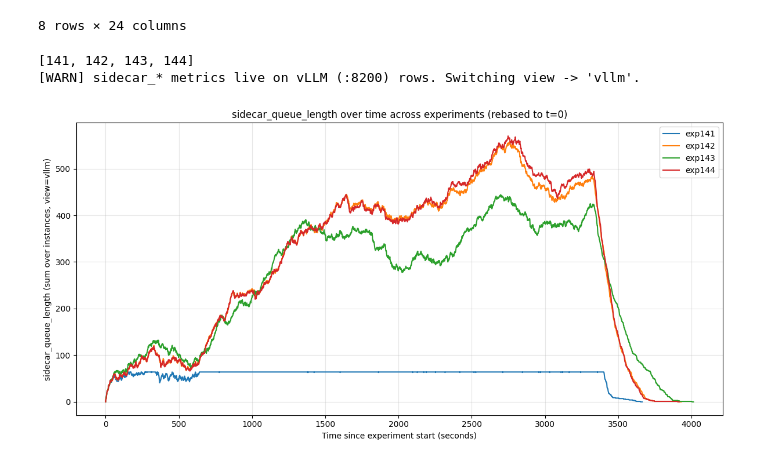
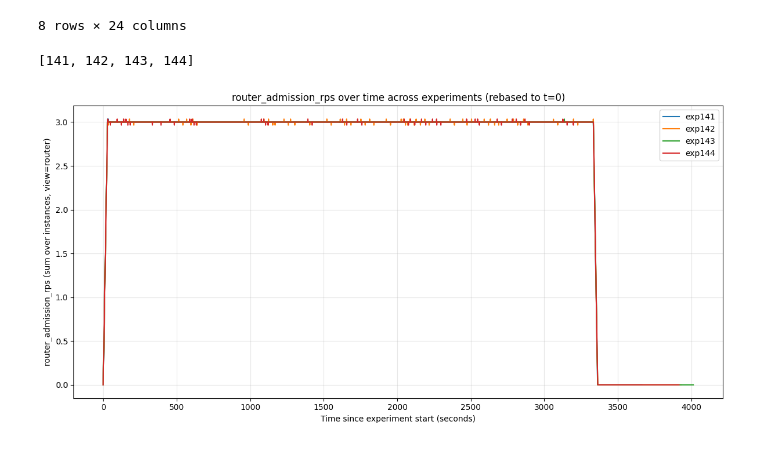
Before and after one commit to immengzi/LLM-LA, a Jupyter notebook: microservice/analysis.ipynb, the cells around one changed output. Saved outputs shown, nothing was run; the diff lists cells and outputs as text; code cells hidden in the pictures.

```diff
--- a/microservice/analysis.ipynb
+++ b/microservice/analysis.ipynb
@@ -288,17 +299,20 @@ plt.tight_layout()
 # %% [output]
 [figure]
 # %%
-from experiment_analysis import load_experiment_latencies
+from experiment_analysis import load_experiment_latencies, experiments_from_series
 import matplotlib.pyplot as plt
 
 # ---- choose experiments ----
-# choose which series you want
 series_ids = [35]
-
 experiments = experiments_from_series(series_ids)
-
 print(experiments)
 # ----------------------------
+
+# ============================================================
+# TIME CORRECTION FLAG (NEW)
+# ============================================================
+APPLY_TIME_OFFSETS = True   # <- set False to revert to old behavior
+# ============================================================
 
 # ---- choose ONE metric (uncomment exactly one) ----
 metric = "end_to_end_s"          # total client → router → server → client
@@ -314,10 +328,18 @@ plt.figure(figsize=(12, 6))
 
 for exp_id in experiments:
     df = (
-        load_experiment_latencies(exp_id=exp_id)
+        load_experiment_latencies(
+            exp_id=exp_id,
+            apply_time_offset_correction=APPLY_TIME_OFFSETS,
+        )
         .sort_values("idx")
         .reset_index(drop=True)
     )
+
+    # (optional) sanity: how many requests actually got corrected?
+    if APPLY_TIME_OFFSETS and "applied_time_offset_s" in df.columns:
+        n_corr = int(df["applied_time_offset_s"].notna().sum())
+        print(f"[exp {exp_id}] corrected_requests={n_corr}/{len(df)}")
 
     if metric not in df.columns:
         print(f"Skipping exp{exp_id}: {metric} not found")
@@ -330,9 +352,13 @@ for exp_id in experiments:
 
 plt.xlabel("Request index")
 plt.ylabel("Latency (seconds)")
-plt.title(f"{metric} over time across experiments")
+plt.title(
+    f"{metric} over time across experiments "
+    + ("(time-offset corrected)" if APPLY_TIME_OFFSETS else "(raw clocks)")
+)
 plt.legend(loc="upper right")
 plt.grid(True, alpha=0.3)
 plt.tight_layout()
+plt.show()
 # %% [output]
 [141, 142, 143, 144]
@@ -838,11 +868,11 @@ print(experiments)
 
 # --- Router metrics ---
 # metric = "router_queue_length"
-# metric = "router_admission_rps"
+metric = "router_admission_rps"
 # metric = "router_outgoing_rps"
 
 # --- Sidecar metrics ---
-metric = "sidecar_queue_length"
+# metric = "sidecar_queue_length"
 # metric = "sidecar_received_rps"
 # metric = "sidecar_completed_rps"
 
@@ -911,32 +941,31 @@ for exp_id in experiments:
         print(f"Skipping exp{exp_id}: {metric} not found in view={view!r}")
         continue
 
     # Rebase time: each experiment starts at t=0 within this view
     t0 = df["ts"].min()
     df["t_rel_s"] = (df["ts"] - t0).dt.total_seconds()
 
     # Aggregate across instances per tick (NaNs ignored; if all NaN at tick -> NaN)
     if agg_mode == "sum":
         series = df.groupby("t_rel_s")[metric].sum(min_count=1)
         y_label = f"{metric} (sum over instances, view={view})"
     elif agg_mode == "mean":
         series = df.groupby("t_rel_s")[metric].mean()
         y_label = f"{metric} (mean over instances, view={view})"
     else:
         raise ValueError("agg_mode must be 'sum' or 'mean'")
 
     x = series.index
     y = series.values
 
     plt.plot(x, y, label=f"exp{exp_id}")
 
 plt.xlabel("Time since experiment start (seconds)")
 plt.ylabel(y_label)
 plt.title(f"{metric} over time across experiments (rebased to t=0)")
 plt.legend(loc="upper right")
 plt.grid(True, alpha=0.3)
 plt.tight_layout()
 # %% [output]
 [141, 142, 143, 144]
-[WARN] sidecar_* metrics live on vLLM (:8200) rows. Switching view -> 'vllm'.
-[figure, old version]
+[figure, new version]
```
Also changed, not shown: parts of 5 cells of this notebook, 26 other files.
